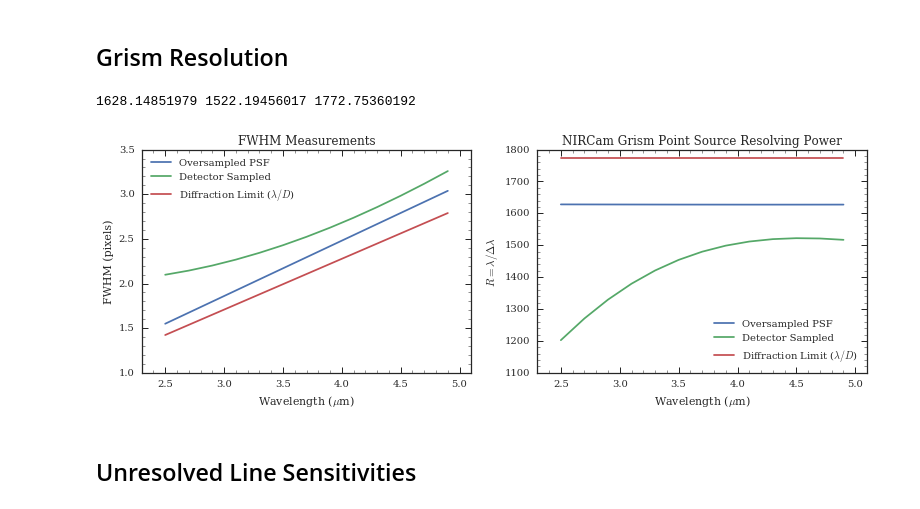
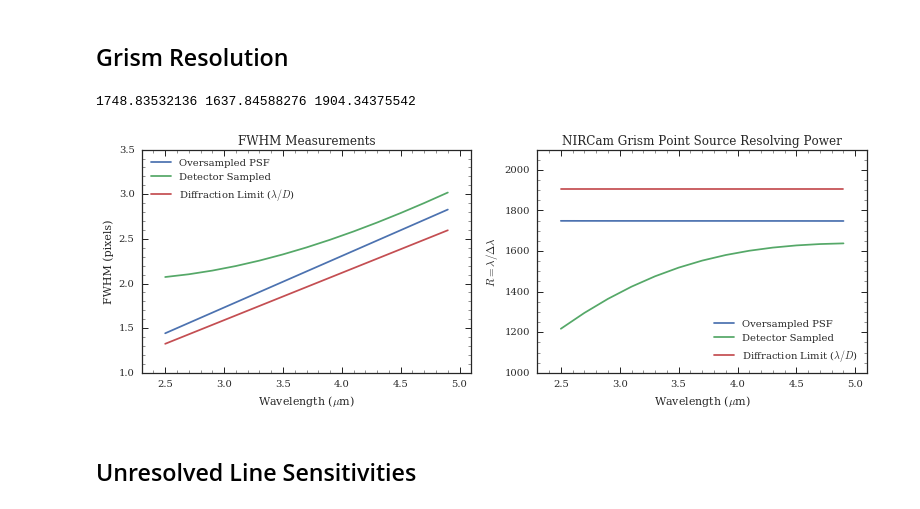
Before and after one commit to JarronL/pynrc, a Jupyter notebook: notebooks/Grism0_ModB_properties.ipynb, the cells around one changed output. Saved outputs shown, nothing was run; the diff lists cells and outputs as text; code cells hidden in the pictures.

```diff
--- a/notebooks/Grism0_ModB_properties.ipynb
+++ b/notebooks/Grism0_ModB_properties.ipynb
@@ -148,7 +148,7 @@ def wrap_psf_for_mp(args):
     """
     inst,w,fov_pix,oversample = args
     hdu_list = inst.calcPSF(outfile=None, save_intermediates=False, oversample=oversample, rebin=True, \
-                            fov_pixels=fov_pix, monochromatic=w*1e-6 / 0.87, display=False, normalize='last')
+                            fov_pixels=fov_pix, monochromatic=w*1e-6*1.07, display=False, normalize='last')
 
     # Oversampled PSF
     fwhm_pix = webbpsf.measure_fwhm(hdu_list,0) / hdu_list[0].header['PIXELSCL']
@@ -219,36 +219,37 @@ f, (ax1, ax2) = plt.subplots(1,2, figsize=(13,4))
 #    ax1.plot(waves, fwhm_pix_all[i], label ='Oversample=%i'%(os_arr[i]))
 ax1.plot(waves, fwhm_over, label='Oversampled PSF')
 ax1.plot(waves, fwhm_det,  label='Detector Sampled')
 ax1.plot(waves, fwhm_dif,  label='Diffraction Limit ($\lambda/D$)')
 ax1.set_xlabel('Wavelength ($\mu$m)')
 ax1.set_ylabel('FWHM (pixels)')
 ax1.set_title('FWHM Measurements')
 ax1.legend(loc='best')
 ax1.set_xlim([2.3,5.1])
+ax1.set_ylim([1.0,3.5])
 ax1.minorticks_on()
 
 R_over = waves*res/fwhm_over
 R_det = waves*res/fwhm_det
 R_dif = waves*res/fwhm_dif
 
 #for i in range(len(os_arr)):
 #    d_lambda = fwhm_pix_all[i]
 #    ax2.plot(waves, waves*res/d_lambda, label ='Oversample=%i'%(os_arr[i]))
 ax2.plot(waves, R_over, label='Oversampled PSF')
 ax2.plot(waves, R_det,  label='Detector Sampled')
 ax2.plot(waves, R_dif,  label='Diffraction Limit ($\lambda/D$)')
 ax2.set_xlabel('Wavelength ($\mu$m)')
 ax2.set_ylabel('$R=\lambda/\Delta\lambda$')
 ax2.set_title('NIRCam Grism Point Source Resolving Power')
 ax2.legend(loc='best')
 ax2.set_xlim([2.3,5.1])
+ax2.set_ylim([1000,2100])
 ax2.minorticks_on()
-ax2.set_ylim([1100,1800])
 
 print(R_over.max(),R_det.max(),R_dif.max())
 # %% [output]
-1628.14851979 1522.19456017 1772.75360192
+1748.83532136 1637.84588276 1904.34375542
-[figure, old version]
+[figure, new version]
 # %% [markdown]
 ## Unresolved Line Sensitivities
 # %%
```
Also changed, not shown: parts of 1 cell of this notebook, 2 other files.
